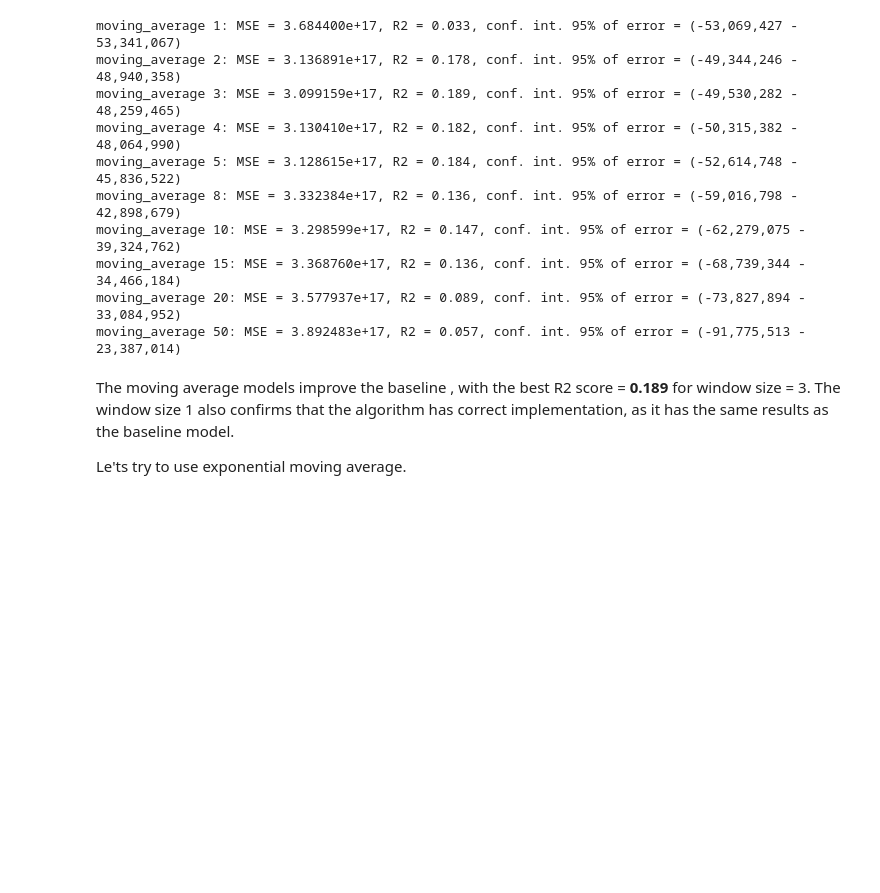
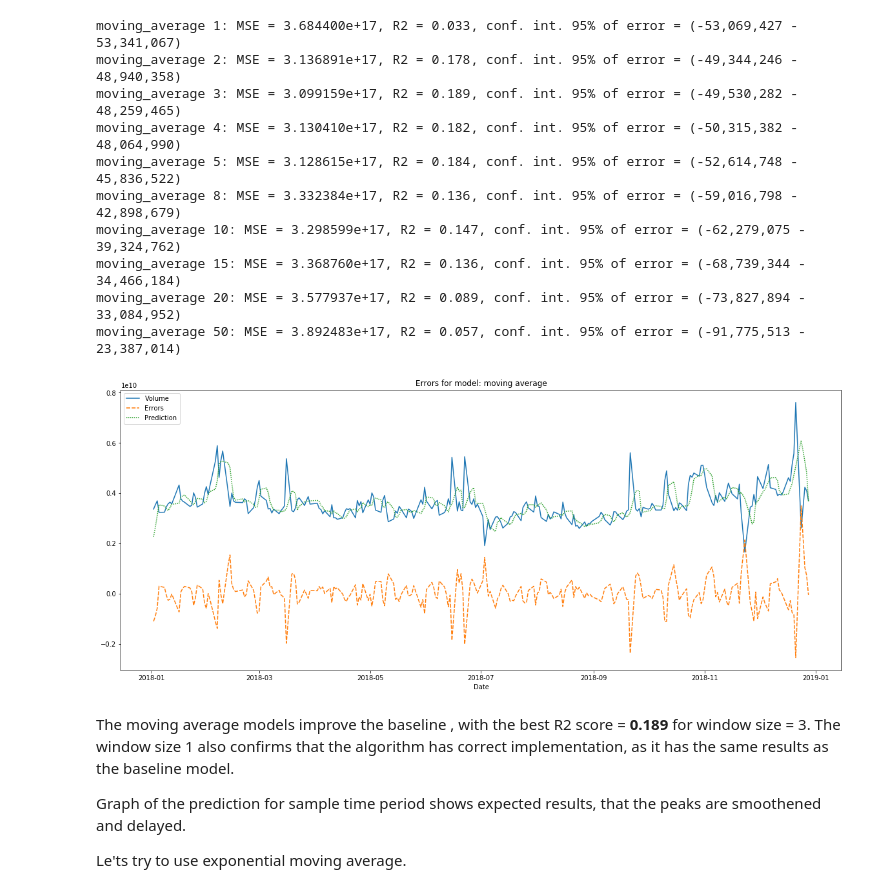
Before and after one commit to ludvik-martin/trade_volume_prediction, a Jupyter notebook: notebook/machine_learning.ipynb, the cells around one changed output. Cells and saved outputs as stored; diff of their text form; code cells hidden in the pictures; blank space fills up the shorter version.

```diff
--- a/notebook/machine_learning.ipynb
+++ b/notebook/machine_learning.ipynb
@@ -68,9 +71,15 @@ moving_average 10: MSE = 3.298599e+17, R2 = 0.147, conf. int. 95% of error = (-6
 moving_average 15: MSE = 3.368760e+17, R2 = 0.136, conf. int. 95% of error = (-68,739,344 - 34,466,184)
 moving_average 20: MSE = 3.577937e+17, R2 = 0.089, conf. int. 95% of error = (-73,827,894 - 33,084,952)
 moving_average 50: MSE = 3.892483e+17, R2 = 0.057, conf. int. 95% of error = (-91,775,513 - 23,387,014)
+# %%
+visialize_errors("moving average", moving_average_result_list[2].volume_true, moving_average_result_list[2].errors)
+# %% [output]
+[figure, added]
 # %% [markdown]
 The moving average models improve the baseline , with the best R2 score = **0.189** for window size = 3. The window size 1 also confirms that the algorithm has correct implementation, as it has the same results as the baseline model.
 
+Graph of the prediction for sample time period shows expected results, that the peaks are smoothened and delayed.
+
 Le'ts try to use exponential moving average.
 # %%
 def exp_moving_average_model(volume, n):
```
Also changed, not shown: parts of 20 cells of this notebook, 7 other files.
